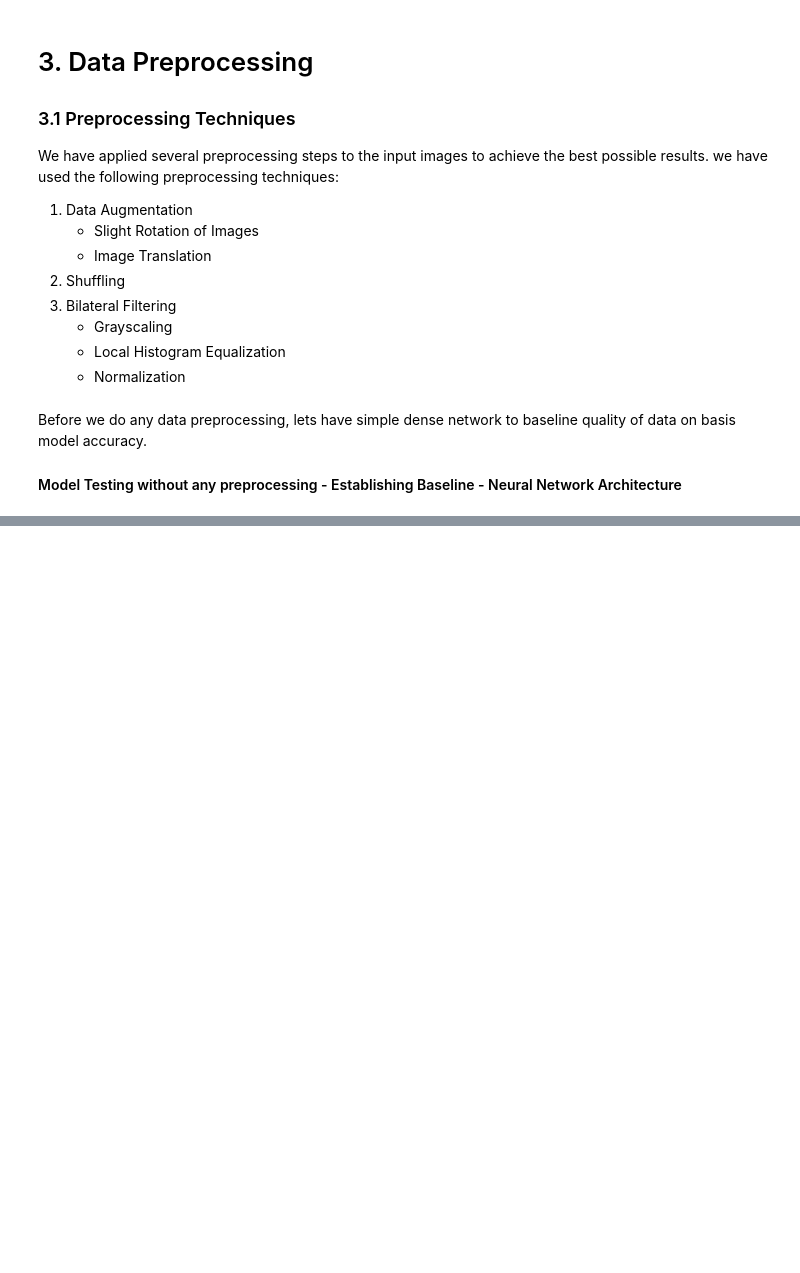
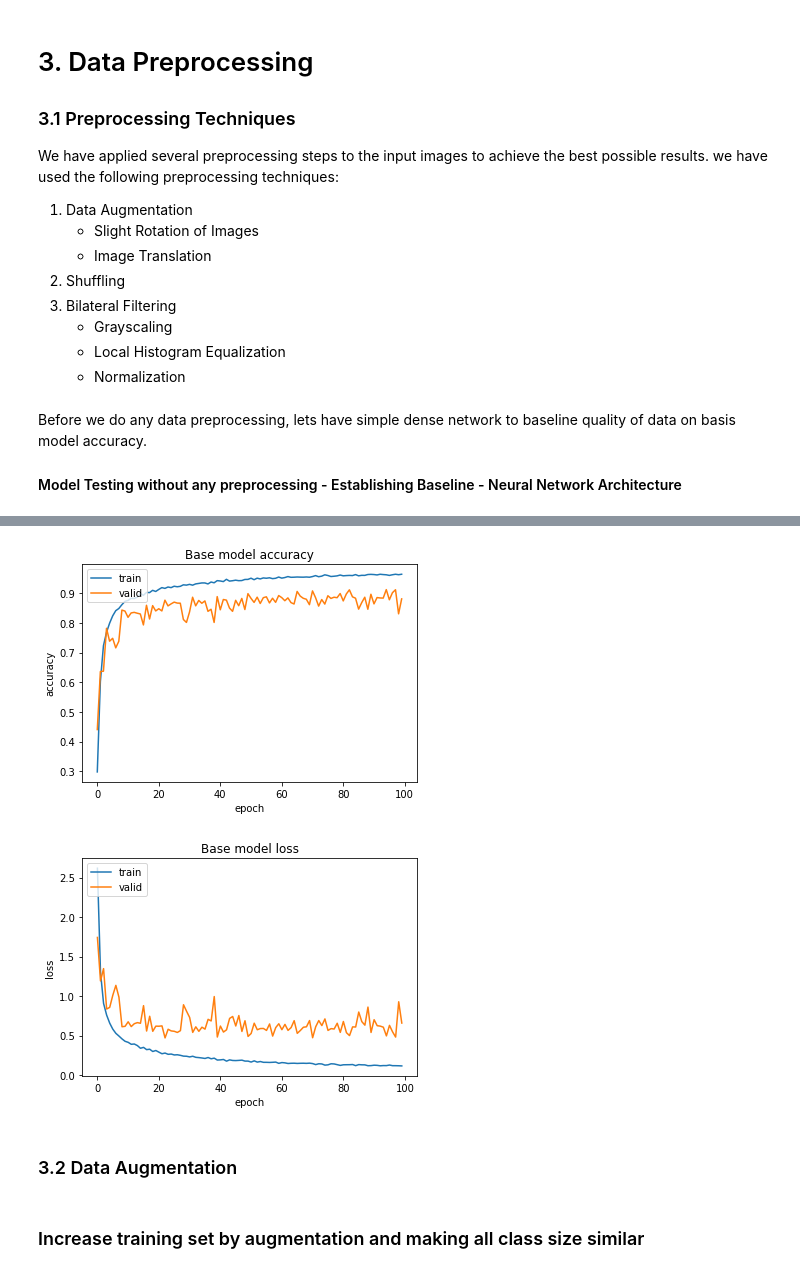
Before and after one commit to apanchal/iima-epaba-batch03, a Jupyter notebook: notebooks/0000_001_2.ipynb, the cells around one changed output, grey strips where cells are left out. Cells and saved outputs as stored; diff of their text form; code cells hidden in the pictures; blank space fills up the shorter version.

```diff
--- a/notebooks/0000_001_2.ipynb
+++ b/notebooks/0000_001_2.ipynb
@@ -95,9 +121,12 @@ X_train_baseline = X_train.reshape(len(X_train), 32*32*3).astype('float32')
 X_valid_baseline = X_valid.reshape(len(X_valid), 32*32*3).astype('float32')
 y_train_baseline = keras.utils.to_categorical(y_train, n_classes)
 y_valid_baseline = keras.utils.to_categorical(y_valid, n_classes)
+# %%
+logdir = "../logs/scalars/" + datetime.now().strftime("%Y%m%d-%H%M%S")
+tensorboard_callback = keras.callbacks.TensorBoard(log_dir=logdir)
 # %%
 base_history = model.fit(X_train_baseline, y_train_baseline, batch_size=128,
-                         epochs=100, verbose=1, validation_data=(X_valid_baseline, y_valid_baseline))
+                         epochs=100, verbose=1, callbacks=[tensorboard_callback], validation_data=(X_valid_baseline, y_valid_baseline))
 # %% [output]
 WARNING:tensorflow:From /Users/apanchal/anaconda3/lib/python3.7/site-packages/keras/backend/tensorflow_backend.py:422: The name tf.global_variables is deprecated. Please use tf.compat.v1.global_variab ...
 
@@ -118,0 +176,22 @@ Epoch 41/100
+# %%
+# summarize history for accuracy
+plt.plot(base_history.history['accuracy'])
+plt.plot(base_history.history['val_accuracy'])
+plt.title('Base model accuracy')
+plt.ylabel('accuracy')
+plt.xlabel('epoch')
+plt.legend(['train', 'valid'], loc='upper left')
+plt.show()
+# summarize history for loss
+plt.plot(base_history.history['loss'])
+plt.plot(base_history.history['val_loss'])
+plt.title('Base model loss')
+plt.ylabel('loss')
+plt.xlabel('epoch')
+plt.legend(['train', 'valid'], loc='upper left')
+plt.show()
+# %% [output]
+[figure, added]
+[figure, added]
+# %% [markdown]
+### 3.2	Data Augmentation
@@ -118,0 +217,2 @@ Epoch 41/100
+# %% [markdown]
+### Increase training set by augmentation and making all class size similar
```
Also changed, not shown: parts of 65 cells of this notebook, 13 other files.
